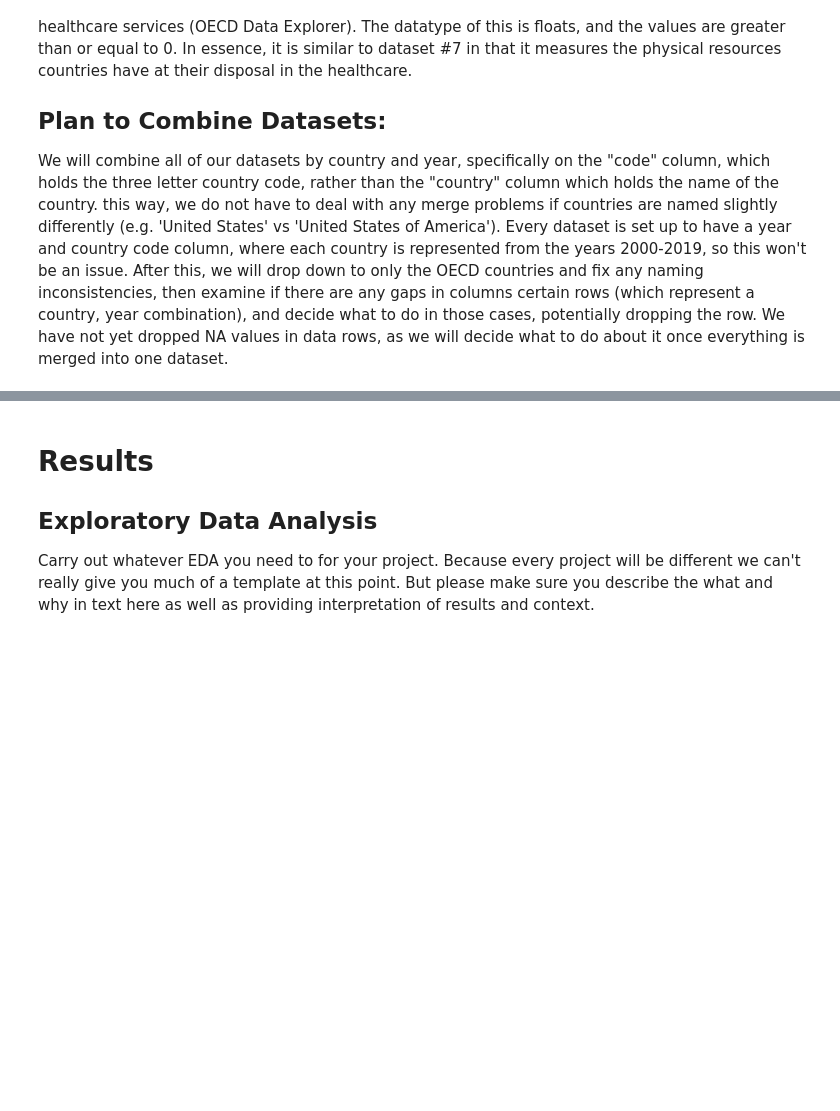
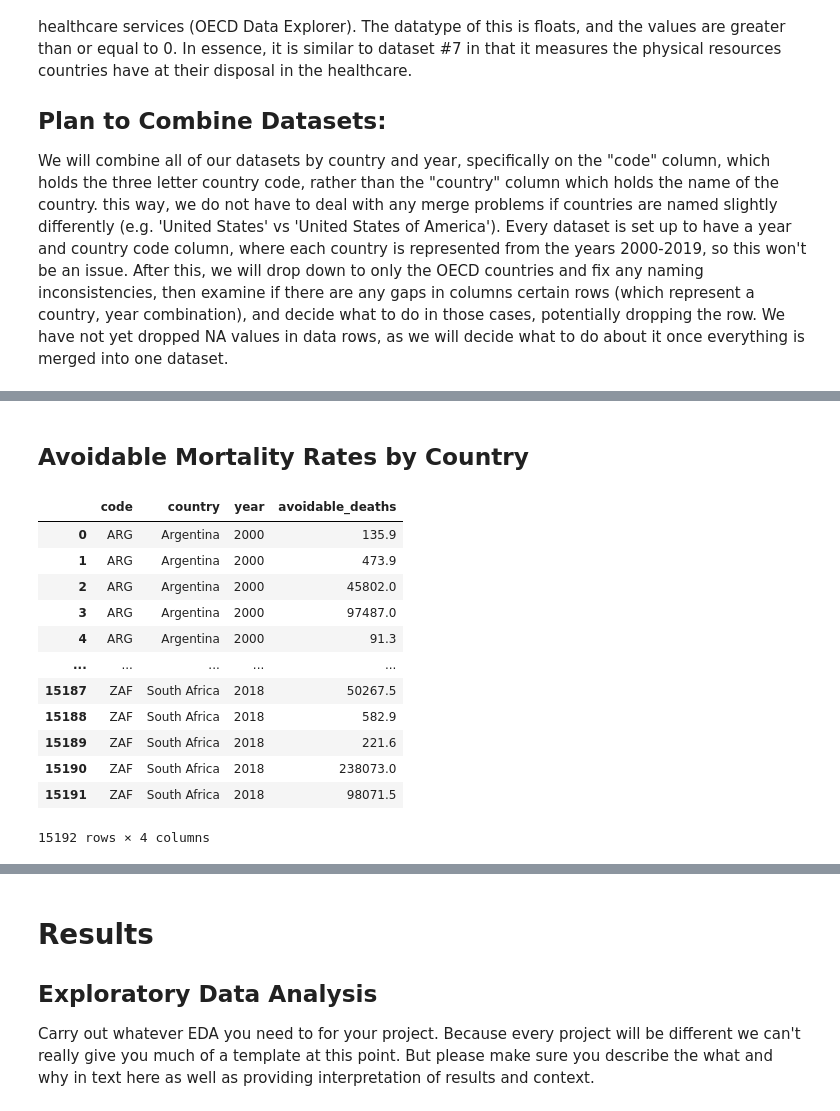
Before and after one commit to AishaWolff/data_science_research_project, a Jupyter notebook: EDACheckpoint_Group063-FA24.ipynb, the cells around one changed output, grey strips where cells are left out. Cells and saved outputs as stored; diff of their text form; code cells hidden in the pictures; blank space fills up the shorter version.

```diff
--- a/EDACheckpoint_Group063-FA24.ipynb
+++ b/EDACheckpoint_Group063-FA24.ipynb
@@ -123,0 +154,21 @@ We will combine all of our datasets by country and year, specifically on the "co
+# %% [markdown]
+## Avoidable Mortality Rates by Country
+# %%
+#load the data
+av_mortality = pd.read_csv("cleaned_datasets/avoidable_mortality.csv")
+
+av_mortality
+# %% [output]
+|  | code | country | year | avoidable_deaths |
+| 0 | ARG | Argentina | 2000 | 135.9 |
+| 1 | ARG | Argentina | 2000 | 473.9 |
+| 2 | ARG | Argentina | 2000 | 45802.0 |
+| 3 | ARG | Argentina | 2000 | 97487.0 |
+| 4 | ARG | Argentina | 2000 | 91.3 |
+| ... | ... | ... | ... | ... |
+| 15187 | ZAF | South Africa | 2018 | 50267.5 |
+| 15188 | ZAF | South Africa | 2018 | 582.9 |
+| 15189 | ZAF | South Africa | 2018 | 221.6 |
+| 15190 | ZAF | South Africa | 2018 | 238073.0 |
+| 15191 | ZAF | South Africa | 2018 | 98071.5 |
+15192 rows × 4 columns
```
Also changed, not shown: parts of 17 cells of this notebook, 2 other files.
